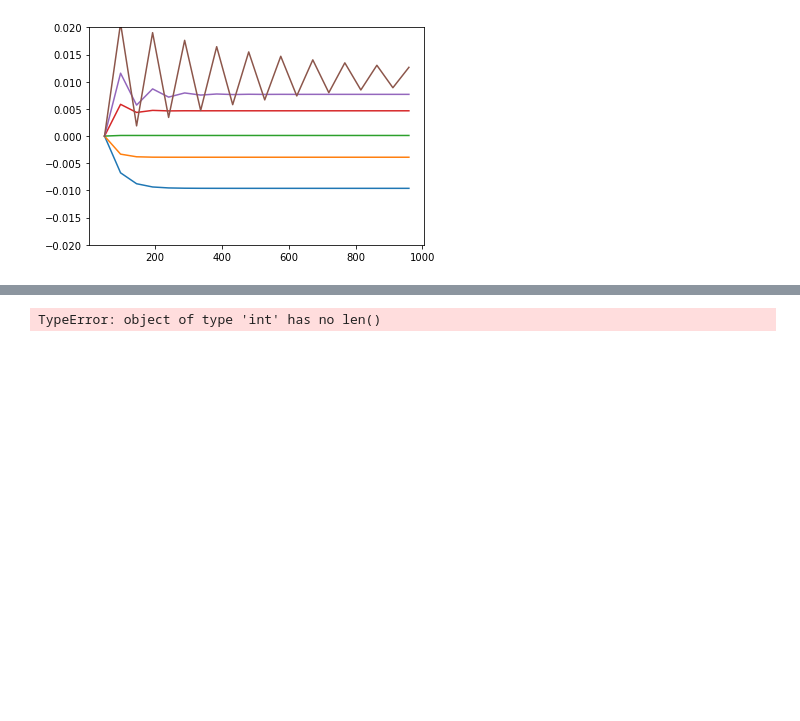
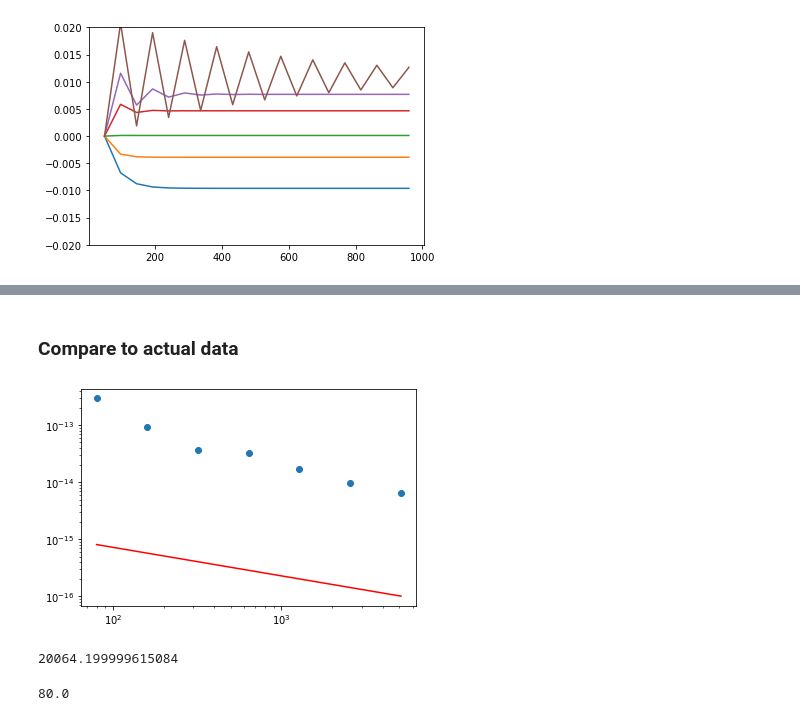
Before and after one commit to speug/srservosim, a Jupyter notebook: notebooks/servosimtests.ipynb, the cells around one changed output, grey strips where cells are left out. Drawn from its saved outputs; the diff is of its cells as text; code cells hidden in the pictures; blank space fills up the shorter version.

```diff
--- a/notebooks/servosimtests.ipynb
+++ b/notebooks/servosimtests.ipynb
@@ -508,4 +418,37 @@ def sampled_lineshape(lineshape_func,
-# %%
-len(1)
-# %% [output]
-TypeError: object of type 'int' has no len()
+# %% [markdown]
+### Compare to actual data
+# %%
+# load data
+data_dir = '../data/2020-06-16_clockrun_4ms/'
+f_names = [x for x in os.listdir(data_dir) if '.' in x]
+data = {}
+for name in f_names:
+    col_names = ['t', 'f']
+    key = name.partition('.')[0]
+    data[key] = pd.read_csv(data_dir + name, sep='  ', header=None, names=col_names)
+# %%
+df = data['computed_center_C1'].copy()
+stable_idx = (df['t']).ge(59015.85).idxmax()
+df = df[stable_idx:]
+df['f_e'] = df['f'] - f0
+df['f_e'] = df['f_e'] - np.mean(df['f_e'])
+T_c = np.mean(np.diff(df['t']))
+total_t = (df['t'].iloc[-1] - df['t'].iloc[0]) * 1e5
+n = len(df.index)
+(taus_r, adevs_r, errors, ns)=allantools.oadev(np.array((df['f_e'])/f0), data_type='freq', rate=n/total_t)
+kp_r, _, _ = k_p(np.linspace(-200, 200, 100), 4e-3)
+theoretical_adev = allan_deviation(0.25, kp_r, f0, T_c, taus_r)
+plt.scatter(taus_r, adevs_r)
+plt.plot(taus_r, theoretical_adev, color='r')
+plt.xscale("log")
+plt.yscale("log")
+# %% [output]
+[figure, added]
+# %%
+(df['t'].iloc[-1] - df['t'].iloc[0]) * 1e5
+# %% [output]
+20064.199999615084
+# %%
+T_s
+# %% [output]
+80.0
```
Also changed, not shown: parts of 9 cells of this notebook, 1 other file.
